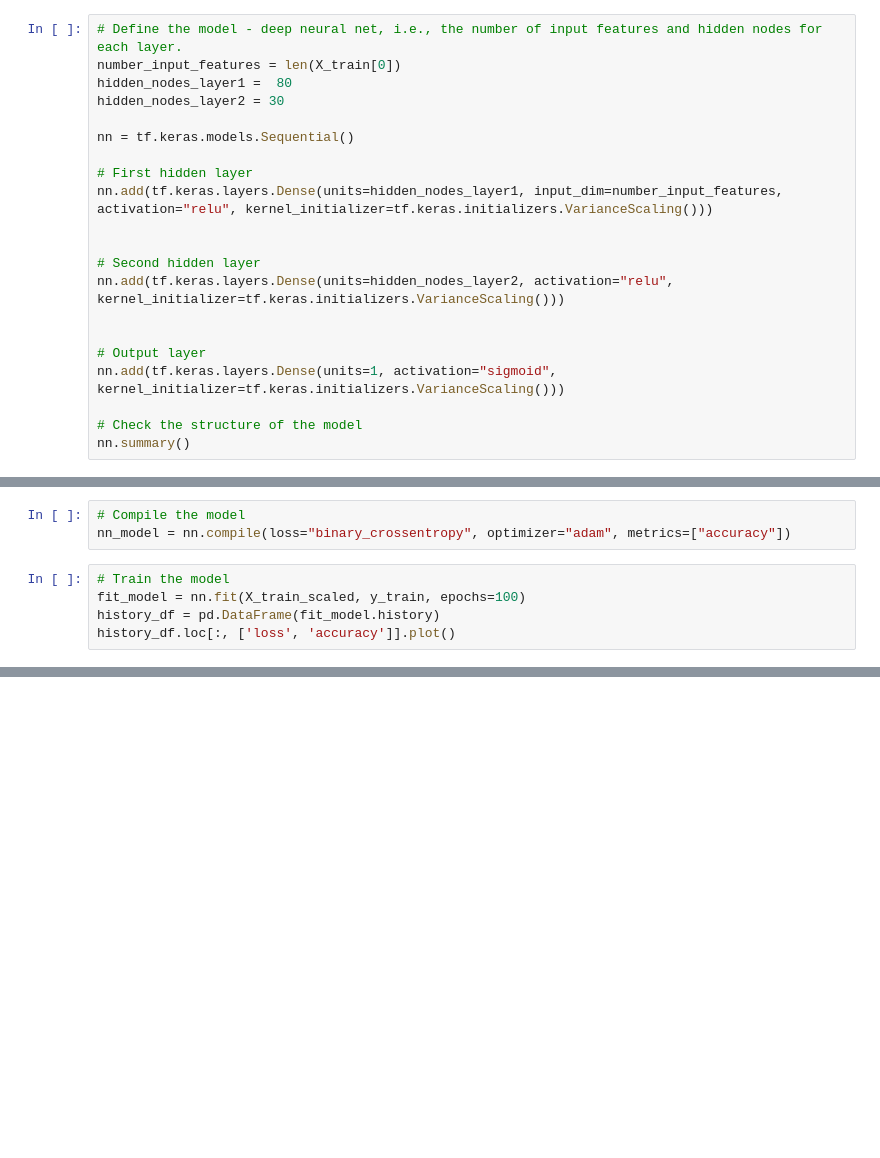
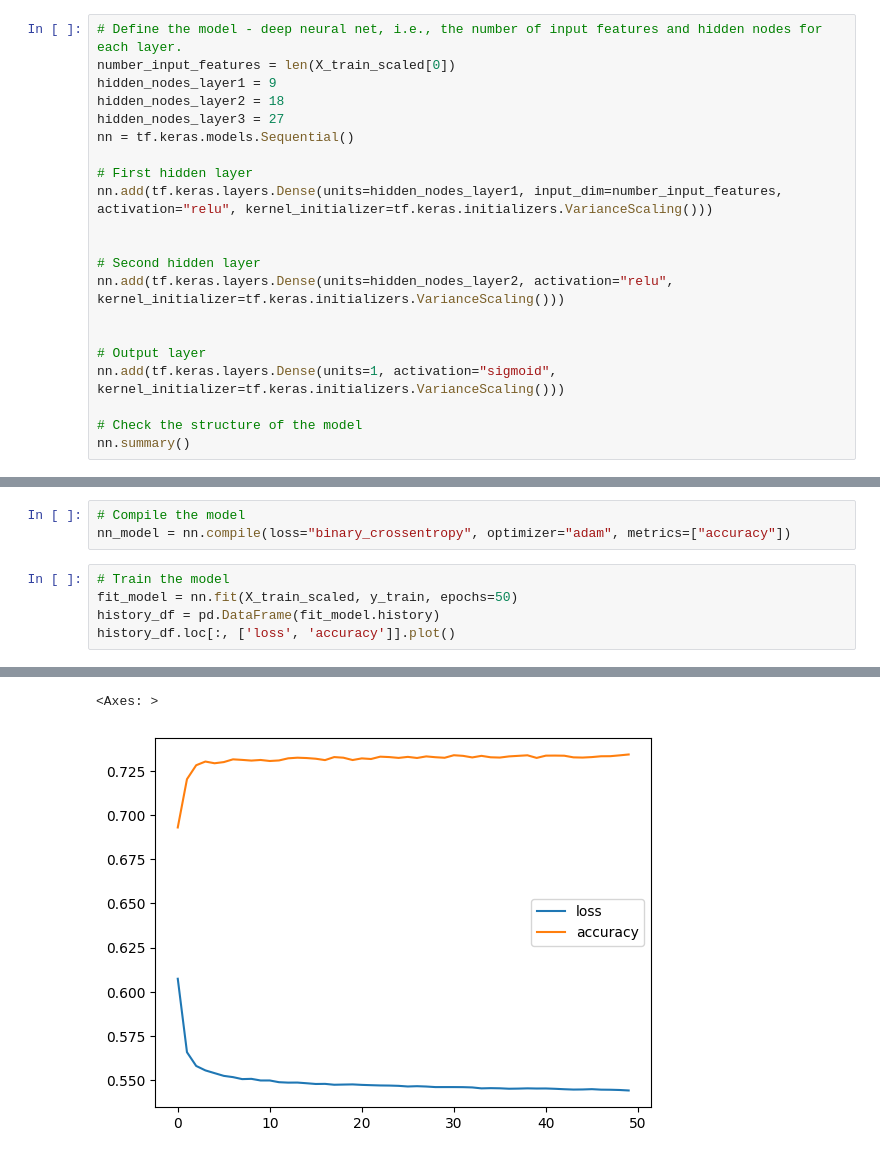
Before and after one commit to CaptDon71/deep-learning-challenge, a Jupyter notebook: Alphabet_Soup/AlphabetSoupCharity_Optimization.ipynb, the cells around one changed output, grey strips where cells are left out. Saved outputs shown, nothing was run; the diff lists cells and outputs as text; blank space fills up the shorter version.

```diff
--- a/Alphabet_Soup/AlphabetSoupCharity_Optimization.ipynb
+++ b/Alphabet_Soup/AlphabetSoupCharity_Optimization.ipynb
@@ -210,10 +183,10 @@ X_test_scaled = X_scaler.transform(X_test)
 ## Compile, Train and Evaluate the Model
 # %%
 # Define the model - deep neural net, i.e., the number of input features and hidden nodes for each layer.
-number_input_features = len(X_train[0])
-hidden_nodes_layer1 =  80
-hidden_nodes_layer2 = 30
-
+number_input_features = len(X_train_scaled[0])
+hidden_nodes_layer1 = 9
+hidden_nodes_layer2 = 18
+hidden_nodes_layer3 = 27
 nn = tf.keras.models.Sequential()
 
 # First hidden layer
@@ -234,6 +221,7 @@ nn.summary()
 nn_model = nn.compile(loss="binary_crossentropy", optimizer="adam", metrics=["accuracy"])
 # %%
 # Train the model
-fit_model = nn.fit(X_train_scaled, y_train, epochs=100)
+fit_model = nn.fit(X_train_scaled, y_train, epochs=50)
 history_df = pd.DataFrame(fit_model.history)
 history_df.loc[:, ['loss', 'accuracy']].plot()
+# %% [output]
@@ -240,3 +245,5 @@ history_df.loc[:, ['loss', 'accuracy']].plot()
+<Axes: >
+[figure, added]
 # %%
 # Evaluate the model using the test data
 model_loss, model_accuracy = nn.evaluate(X_test_scaled,y_test,verbose=2)
```
Also changed, not shown: parts of 13 cells of this notebook, 3 other files.
